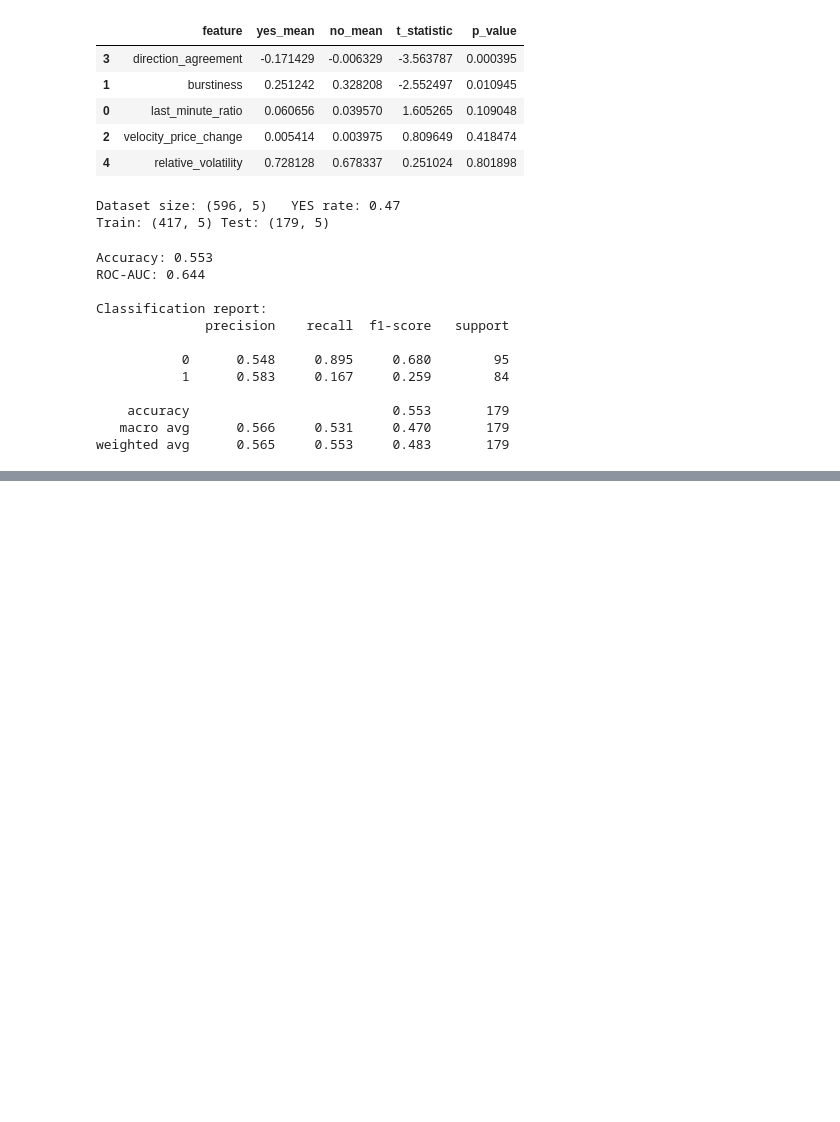
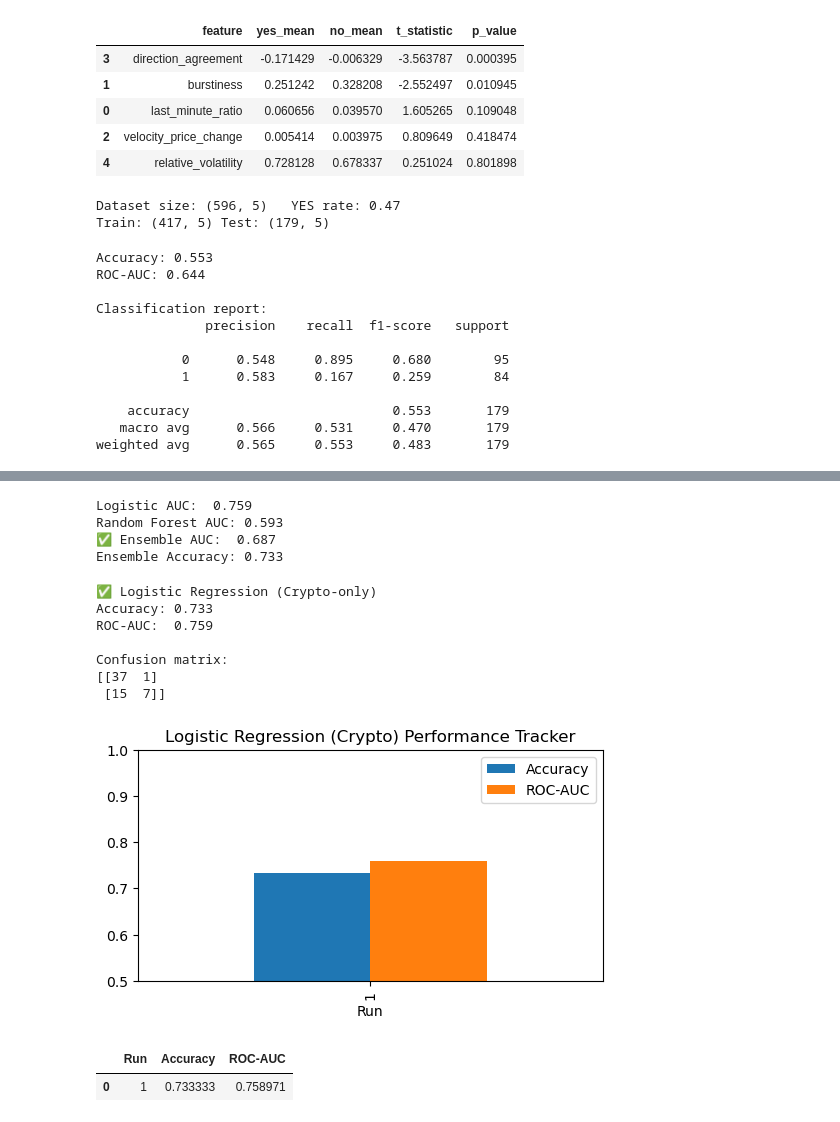
Before and after one commit to adamnhan/prediction-market-money-printer, a Jupyter notebook: notebooks/insider_trading_detectorv2.ipynb, the cells around one changed output, grey strips where cells are left out. Cells and saved outputs as stored; diff of their text form; code cells hidden in the pictures; blank space fills up the shorter version.

Commit message:
improved accuracy and AUC

```diff
--- a/notebooks/insider_trading_detectorv2.ipynb
+++ b/notebooks/insider_trading_detectorv2.ipynb
@@ -475,0 +942,73 @@ weighted avg      0.565     0.553     0.483       179
+# %%
+from sklearn.metrics import roc_auc_score, accuracy_score
+
+# Get individual model probabilities
+log_probs_c = log_model_crypto.predict_proba(X_test_c)[:, 1]
+rf_probs_c  = rf_model_crypto.predict_proba(X_test_c)[:, 1]
+
+# Simple ensemble (equal weights)
+ensemble_probs = 0.5 * log_probs_c + 0.5 * rf_probs_c
+
+# Evaluate
+ensemble_auc = roc_auc_score(y_test_c, ensemble_probs)
+ensemble_acc = accuracy_score(y_test_c, (ensemble_probs > 0.5).astype(int))
+
+print(f"Logistic AUC:  {log_auc_crypto:.3f}")
+print(f"Random Forest AUC: {rf_auc_crypto:.3f}")
+print(f"✅ Ensemble AUC:  {ensemble_auc:.3f}")
+print(f"Ensemble Accuracy: {ensemble_acc:.3f}")
+# %% [output]
+Logistic AUC:  0.759
+Random Forest AUC: 0.593
+✅ Ensemble AUC:  0.687
+Ensemble Accuracy: 0.733
+# %%
+from sklearn.metrics import accuracy_score, roc_auc_score, confusion_matrix
+import pandas as pd
+import matplotlib.pyplot as plt
+
+# Compute predictions and metrics
+y_pred_c = log_model_crypto.predict(X_test_c)
+y_probs_c = log_model_crypto.predict_proba(X_test_c)[:, 1]
+
+log_acc_c = accuracy_score(y_test_c, y_pred_c)
+log_auc_c = roc_auc_score(y_test_c, y_probs_c)
+cm = confusion_matrix(y_test_c, y_pred_c)
+
+print(f"✅ Logistic Regression (Crypto-only)")
+print(f"Accuracy: {log_acc_c:.3f}")
+print(f"ROC-AUC:  {log_auc_c:.3f}")
+print("\nConfusion matrix:")
+print(cm)
+
+# --- optional: keep a running tracker ---
+# (you can run this after each experiment to see improvements)
+if "crypto_results_log" not in globals():
+    crypto_results_log = pd.DataFrame(columns=["Run", "Accuracy", "ROC-AUC"])
+
+new_entry = {"Run": len(crypto_results_log) + 1,
+              "Accuracy": log_acc_c,
+              "ROC-AUC": log_auc_c}
+
+crypto_results_log = pd.concat([crypto_results_log, pd.DataFrame([new_entry])], ignore_index=True)
+
+# Plot progress
+crypto_results_log.plot(
+    x="Run", y=["Accuracy", "ROC-AUC"], kind="bar", figsize=(6,3),
+    title="Logistic Regression (Crypto) Performance Tracker", legend=True
+)
+plt.ylim(0.5, 1)
+plt.show()
+
+crypto_results_log
+# %% [output]
+✅ Logistic Regression (Crypto-only)
+Accuracy: 0.733
+ROC-AUC:  0.759
+
+Confusion matrix:
+[[37  1]
+ [15  7]]
+[figure, added]
+|  | Run | Accuracy | ROC-AUC |
+| 0 | 1 | 0.733333 | 0.758971 |
```
Also changed, not shown: parts of 15 cells of this notebook.
